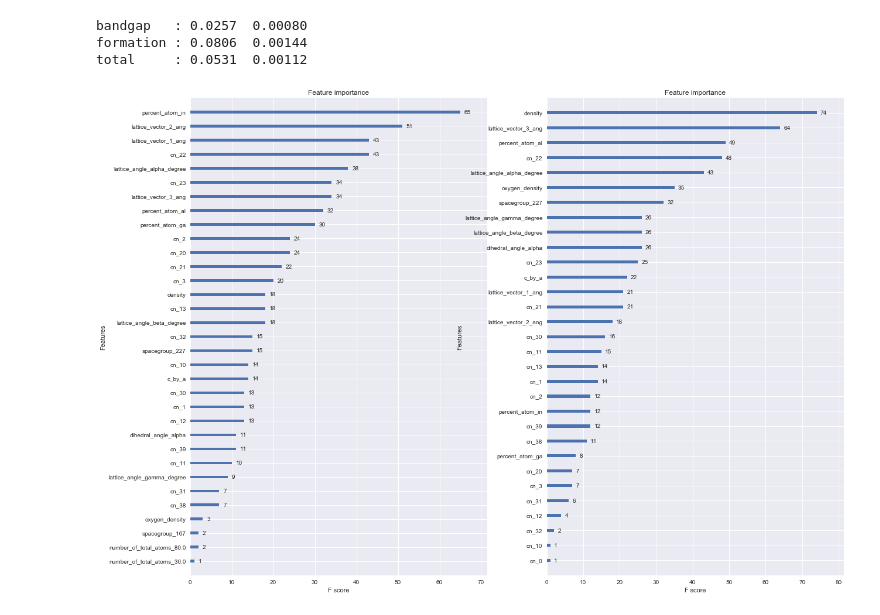
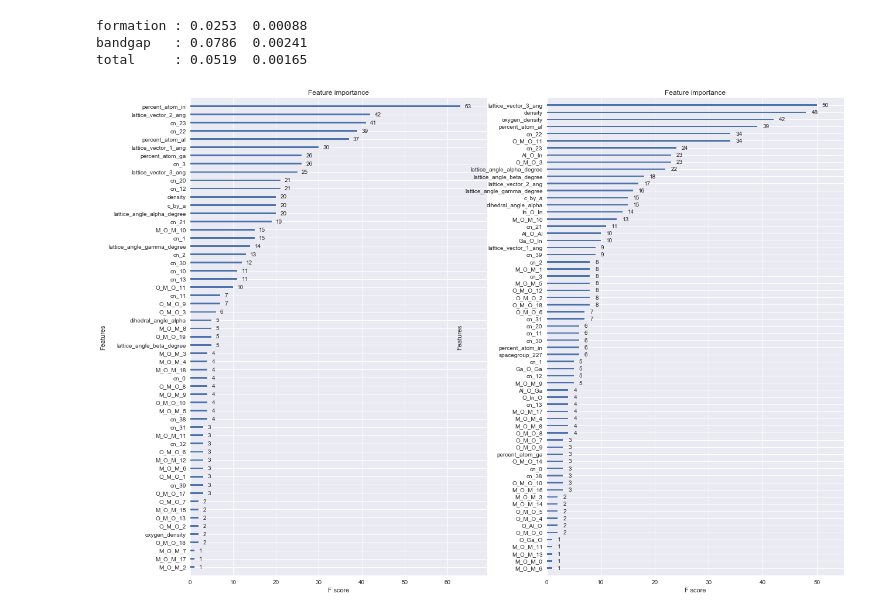
Before and after one commit to lan496/kaggle-nomad2018, a Jupyter notebook: feature_selection.ipynb, the cells around one changed output. Cells and saved outputs as stored; diff of their text form; code cells hidden in the pictures.

```diff
--- a/feature_selection.ipynb
+++ b/feature_selection.ipynb
@@ -38,42 +23,77 @@ def test():
-# %%
-test()
-# %% [output]
-bandgap   : 0.0257  0.00080
-formation : 0.0806  0.00144
-total     : 0.0531  0.00112
-[figure, removed]
 # %%
-def read_train_csv():
+def read_train_csv(is_bg=True):
     df = pd.read_csv('data/train.csv')
 
     df = df.round({'lattice_vector_1_ang': 4,
                    'lattice_vector_2_ang': 4,
                    'lattice_vector_3_ang': 4,
                    'lattice_angle_alpha_degree': 3,
                    'lattice_angle_beta_degree': 3,
                    'lattice_angle_gamma_degree': 3})
 
     alpha = np.radians(df['lattice_angle_alpha_degree'])
     beta = np.radians(df['lattice_angle_beta_degree'])
     gamma = np.radians(df['lattice_angle_gamma_degree'])
 
     volume =  df['lattice_vector_1_ang'] * df['lattice_vector_2_ang'] * df['lattice_vector_3_ang'] * np.sin(alpha) * np.sin(beta) * np.sin(gamma)
     df['density'] = df['number_of_total_atoms'] / volume
     df['dihedral_angle_alpha'] = (np.cos(beta) * np.cos(gamma) - np.cos(alpha)) / np.sin(beta) / np.cos(gamma)
     df['c_by_a'] = df['lattice_vector_3_ang'] / df['lattice_vector_1_ang']
 
-    df['hoge'] = df['percent_atom_in'] * df['number_of_total_atoms']
-
     spacegroup = pd.get_dummies(df['spacegroup'].astype('str'), drop_first=True, prefix='spacegroup')
 
     total_atoms = pd.get_dummies(df['number_of_total_atoms'].astype('str'), drop_first=True, prefix='number_of_total_atoms')
 
     df_oxygen_ave = pd.DataFrame(joblib.load('data/oxygen_arr.train'), columns=['oxygen_density'])
 
     coo_mat = joblib.load('data/coo_mat.train')
     df_CN = pd.DataFrame(coo_mat, columns=['cn_{}'.format(i) for i in range(coo_mat.shape[1])]).drop(['cn_24'], axis=1)
 
-    df2 = pd.concat([df, spacegroup, total_atoms, df_oxygen_ave, df_CN], axis=1)
+    df_ha = joblib.load('data/ha_df_20.train')
+    df_ha = df_ha.divide(df['number_of_total_atoms'], axis=0)
+
+    df_q2 = joblib.load('data/q6_10_df.train')
+    df_q2 = pd.DataFrame(df_q2.values, columns=['q2_{}'.format(i) for i in range(10)])
+    df_q2.divide(df['number_of_total_atoms'], axis=0)
+
+    if is_bg:
+        df_tri = joblib.load('data/tri_df.train')
+        df_tri = df_tri.divide(df['number_of_total_atoms'], axis=0)
+    else:
+        pass
+        # mat_CM = joblib.load('data/CM_mat.train')
+        # df_CM = pd.DataFrame(mat_CM)
+
+    if is_bg:
+        df2 = pd.concat([df, spacegroup, total_atoms, df_oxygen_ave, df_CN, df_ha, df_tri,], axis=1)
+    else:
+        # df2 = pd.concat([df, spacegroup, total_atoms, df_oxygen_ave, df_CN, df_ha, df_CM, df_q2], axis=1)
+        df2 = pd.concat([df, spacegroup, total_atoms, df_oxygen_ave, df_CN, df_ha,], axis=1)
     df2.drop(['spacegroup', 'number_of_total_atoms'], axis=1, inplace=True)
 
     return df2
+
+def test_tmp():
+    df_train_fe = read_train_csv(False)
+    df_train_bg = read_train_csv(True)
+    duplicate_index = np.array([395, 126, 1215, 1886, 2075, 353, 308, 2154, 531, 1379, 2319, 2337, 2370, 2333])
+    df_train_fe.drop(duplicate_index - 1, axis=0, inplace=True)
+    df_train_bg.drop(duplicate_index - 1, axis=0, inplace=True)
+
+    X_train_fe = df_train_fe.drop(['id', 'formation_energy_ev_natom', 'bandgap_energy_ev',], axis=1)
+    X_train_bg = df_train_bg.drop(['id', 'formation_energy_ev_natom', 'bandgap_energy_ev',], axis=1)
+    y_fe_train = np.log1p(df_train_fe['formation_energy_ev_natom'].values)
+    y_bg_train = np.log1p(df_train_bg['bandgap_energy_ev'].values)
+    fig, (ax1, ax2) = plt.subplots(ncols=2, figsize=(20, 15))
+    fe_mean, fe_std = evaluate(X_train_fe, y_fe_train, ax=ax1)
+    bg_mean, bg_std = evaluate(X_train_bg, y_bg_train, ax=ax2)
+    print('formation : {:.4f}  {:.5f}'.format(fe_mean, fe_std))
+    print('bandgap   : {:.4f}  {:.5f}'.format(bg_mean, bg_std))
+    print('total     : {:.4f}  {:.5f}'.format((fe_mean + bg_mean) / 2, (fe_std + bg_std) / 2))
+
+test_tmp()
+# %% [output]
+formation : 0.0253  0.00088
+bandgap   : 0.0786  0.00241
+total     : 0.0519  0.00165
+[figure, added]
```
Also changed, not shown: parts of 2 cells of this notebook, 7 other files.
